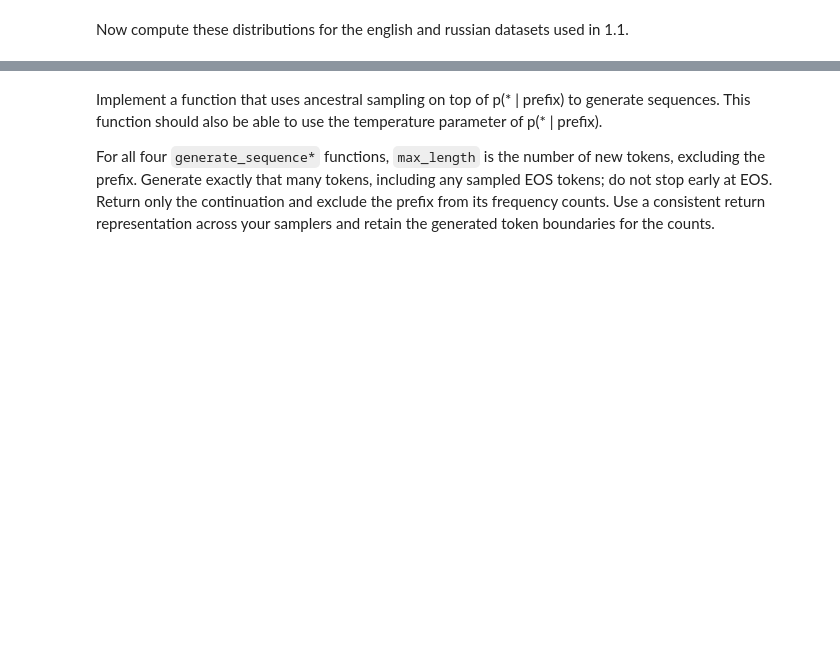
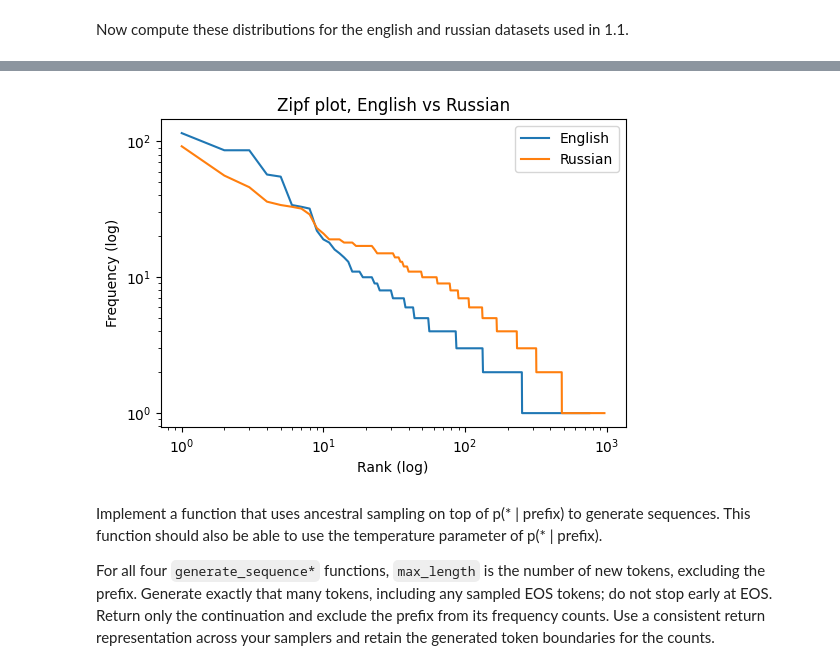
Before and after one commit to leomcgrath/CS282A-Deep-Neural-Networks, a Jupyter notebook: hw3.ipynb, the cells around one changed output, grey strips where cells are left out. Cells and saved outputs as stored; diff of their text form; code cells hidden in the pictures; blank space fills up the shorter version.

```diff
--- a/hw3.ipynb
+++ b/hw3.ipynb
@@ -215,3 +400,13 @@ ru_freq_dist = frequency_rank_distribution(russian_sentences)
+# %%
+plt.figure(figsize=(6, 4))
+for name, c in [("English", en_freq_dist), ("Russian", ru_freq_dist)]:
+    f = sorted(c.values(), reverse=True)
+    plt.loglog(range(1, len(f) + 1), f, label=name)
+plt.xlabel("Rank (log)"); plt.ylabel("Frequency (log)"); plt.legend()
+plt.title("Zipf plot, English vs Russian")
+plt.show()
+# %% [output]
+[figure, added]
 # %% [markdown]
 Implement a function that uses ancestral sampling on top of p(* | prefix) to generate sequences. This function should also be able to use the temperature parameter of p(* | prefix).
 
```
Also changed, not shown: parts of 40 cells of this notebook.
